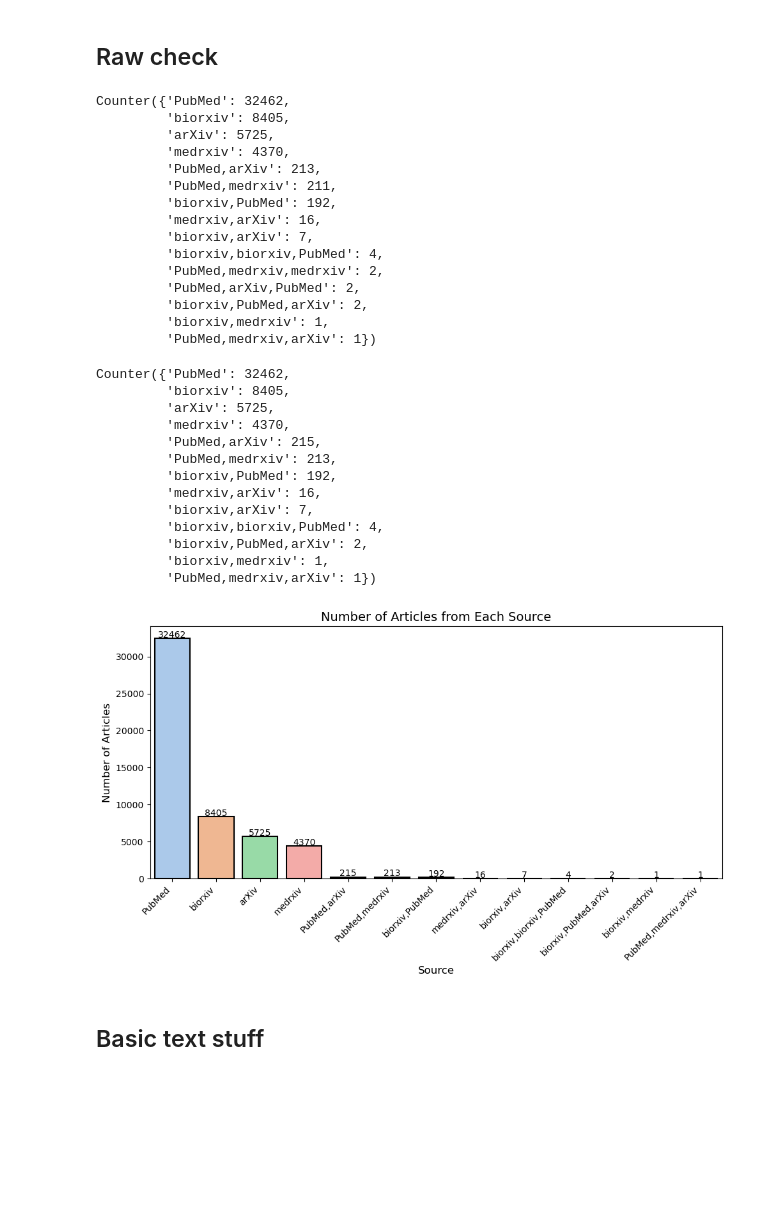
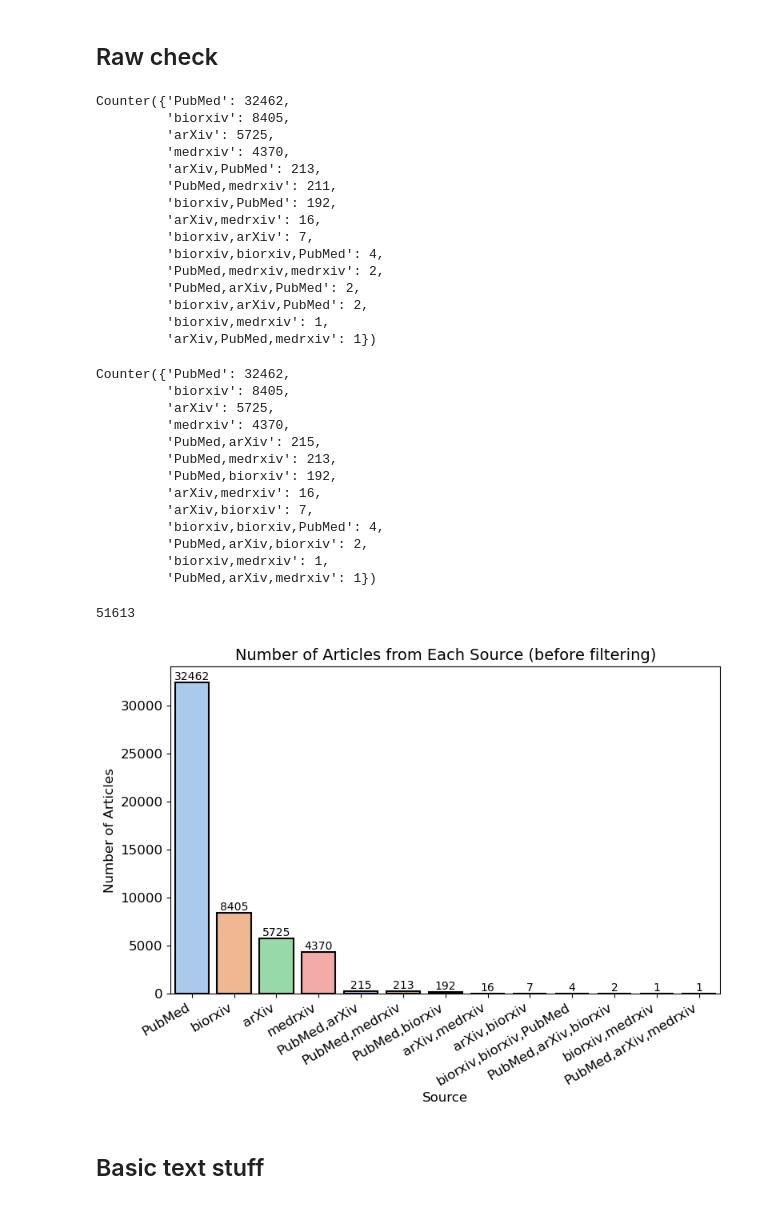
Before and after one commit to TohaRhymes/llm_in_diagnostics, a Jupyter notebook: 2_clean_EDA_and_clinical_extraction.ipynb, the cells around one changed output. Saved outputs shown, nothing was run; the diff lists cells and outputs as text; code cells hidden in the pictures; blank space fills up the shorter version.

Commit message:
finalized statistics for article

```diff
--- a/2_clean_EDA_and_clinical_extraction.ipynb
+++ b/2_clean_EDA_and_clinical_extraction.ipynb
@@ -140,8 +133,16 @@ doubled_sources = {
     "PubMed,medrxiv,medrxiv": "PubMed,medrxiv",
     "PubMed,arXiv,PubMed": "PubMed,arXiv",
     "arXiv,PubMed": "PubMed,arXiv",
+    "biorxiv,PubMed": "PubMed,biorxiv",
+    "medrxiv,PubMed": "PubMed,medrxiv",
+    "arXiv,PubMed,PubMed": "PubMed,arXiv",
     "arXiv,PubMed,biorxiv": "PubMed,arXiv,biorxiv",
     "arXiv,PubMed,medrxiv": "PubMed,arXiv,medrxiv",
+    "medrxiv,arXiv":"arXiv,medrxiv",
+    'biorxiv,arXiv':"arXiv,biorxiv",
+    'medrxiv,medrxiv,PubMed': "PubMed,medrxiv",
+    'biorxiv,arXiv,PubMed': "PubMed,arXiv,biorxiv",
+    'medrxiv,arXiv,PubMed': "PubMed,arXiv,medrxiv",
 }
 for key, value in doubled_sources.items():
     df.loc[df.source == key, "source"] = value
@@ -152,35 +153,39 @@ Counter({'PubMed': 32462,
          'biorxiv': 8405,
          'arXiv': 5725,
          'medrxiv': 4370,
-         'PubMed,arXiv': 213,
+         'arXiv,PubMed': 213,
          'PubMed,medrxiv': 211,
          'biorxiv,PubMed': 192,
-         'medrxiv,arXiv': 16,
+         'arXiv,medrxiv': 16,
          'biorxiv,arXiv': 7,
          'biorxiv,biorxiv,PubMed': 4,
          'PubMed,medrxiv,medrxiv': 2,
          'PubMed,arXiv,PubMed': 2,
-         'biorxiv,PubMed,arXiv': 2,
+         'biorxiv,arXiv,PubMed': 2,
          'biorxiv,medrxiv': 1,
-         'PubMed,medrxiv,arXiv': 1})
+         'arXiv,PubMed,medrxiv': 1})
 Counter({'PubMed': 32462,
          'biorxiv': 8405,
          'arXiv': 5725,
          'medrxiv': 4370,
          'PubMed,arXiv': 215,
          'PubMed,medrxiv': 213,
-         'biorxiv,PubMed': 192,
-         'medrxiv,arXiv': 16,
-         'biorxiv,arXiv': 7,
+         'PubMed,biorxiv': 192,
+         'arXiv,medrxiv': 16,
+         'arXiv,biorxiv': 7,
          'biorxiv,biorxiv,PubMed': 4,
-         'biorxiv,PubMed,arXiv': 2,
+         'PubMed,arXiv,biorxiv': 2,
          'biorxiv,medrxiv': 1,
-         'PubMed,medrxiv,arXiv': 1})
+         'PubMed,arXiv,medrxiv': 1})
+# %%
+sum(list(Counter(df.source).values()))
+# %% [output]
+51613
 # %%
 # Plot the histogram for the first time with all articles
-initial_histogram = plot_article_source_histogram(df, save_path="imgs/Fig2.pdf")
+initial_histogram = plot_article_source_histogram(df, save_path="imgs/Fig2_a.pdf", title='Number of Articles from Each Source (before filtering)', up_size=250)
 # %% [output]
-[figure, old version]
+[figure, new version]
 # %%
 df.to_csv(os.path.join(DATA_DIR, "cleaned.csv"), index=False)
 df_cleaned = df
```
Also changed, not shown: parts of 13 cells of this notebook, 12 other files.
